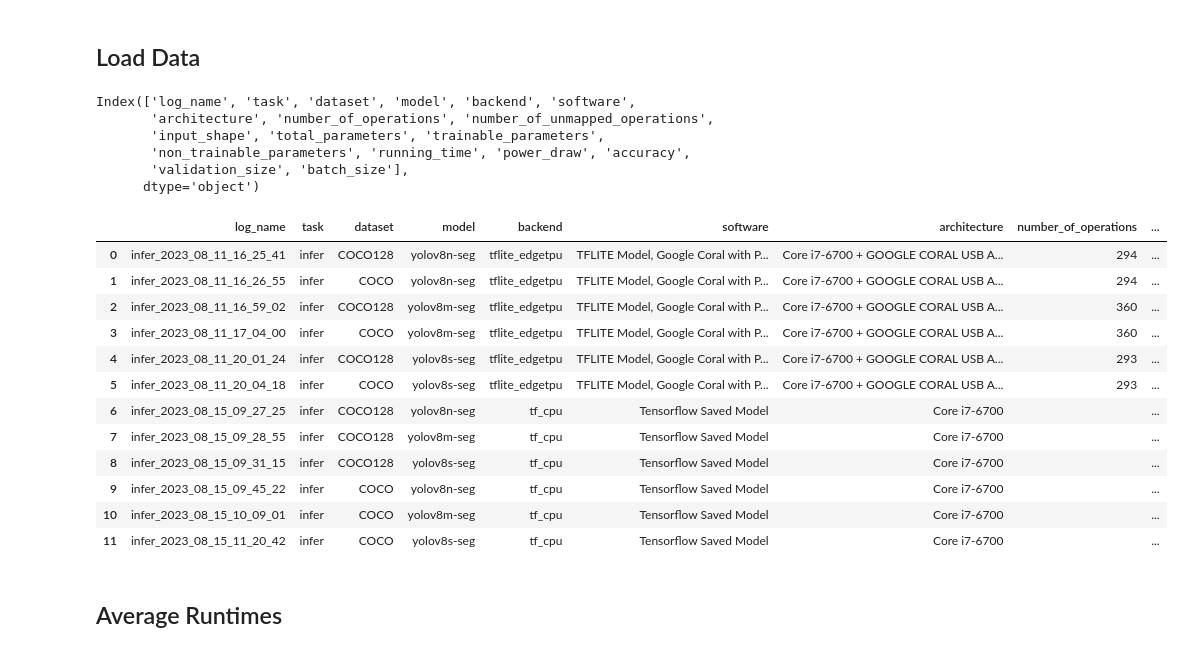
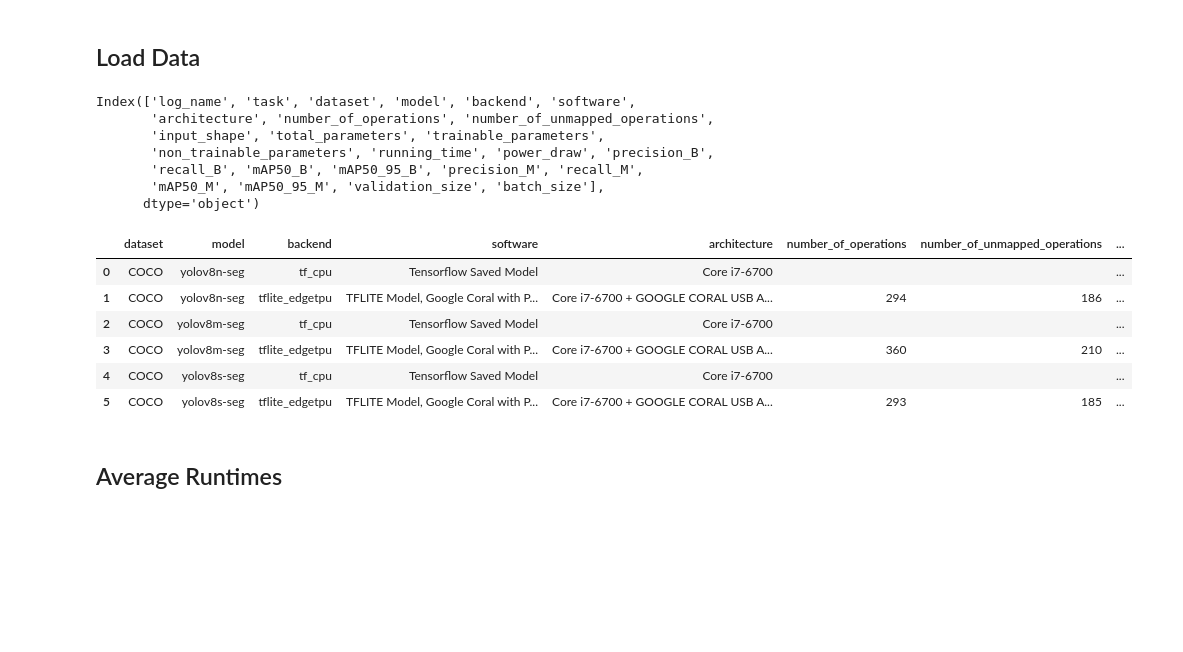
Before and after one commit to raphischer/edge-acc, a Jupyter notebook: database_evaluation.ipynb, the cells around one changed output. Saved outputs shown, nothing was run; the diff lists cells and outputs as text; code cells hidden in the pictures; blank space fills up the shorter version.

```diff
--- a/database_evaluation.ipynb
+++ b/database_evaluation.ipynb
@@ -51,41 +51,39 @@ def approx_USB_power_draw(row):
 # %%
 #with open(os.getcwd()+'/result_databases/lamarrws01_clean_classification_lauf_4.pkl', 'rb') as f:
 #    data = pickle.load(f)
 #with open(os.getcwd()+'/result_databases/lamarrws01_clean_classification_lauf_3.pkl', 'rb') as f:
 #    data = data.append( pickle.load(f) )
 #with open(os.getcwd()+'/result_databases/lamarrws01_clean_classification_lauf_2.pkl', 'rb') as f:
 #   data = data.append( pickle.load(f) )
 
-with open(os.getcwd()+'/result_databases/yolov8_first_segmentation_expanded.pkl', 'rb') as f:
+with open(os.getcwd()+'/result_databases/yolov8_segmentation_16_08_2023.pkl', 'rb') as f:
     data = pickle.load(f)
     print(data.columns)
 
 #data = data.groupby(['model','backend']).mean()#.reset_index()
 
 #Add Family of
 data['family']= data['model'].apply(lambda a : getFamilyName(a))
 data['approx_USB_power_draw'] = data.apply(lambda row: approx_USB_power_draw(row), axis = 1)
-data
+data[['dataset', 'model', 'backend', 'software',
+       'architecture', 'number_of_operations', 'number_of_unmapped_operations',
+       'input_shape', 'total_parameters', 'trainable_parameters',
+       'non_trainable_parameters', 'running_time', 'power_draw']]
 # %% [output]
 Index(['log_name', 'task', 'dataset', 'model', 'backend', 'software',
        'architecture', 'number_of_operations', 'number_of_unmapped_operations',
        'input_shape', 'total_parameters', 'trainable_parameters',
-       'non_trainable_parameters', 'running_time', 'power_draw', 'accuracy',
-       'validation_size', 'batch_size'],
+       'non_trainable_parameters', 'running_time', 'power_draw', 'precision_B',
+       'recall_B', 'mAP50_B', 'mAP50_95_B', 'precision_M', 'recall_M',
+       'mAP50_M', 'mAP50_95_M', 'validation_size', 'batch_size'],
       dtype='object')
-|  | log_name | task | dataset | model | backend | software | architecture | number_of_operations | ... |
-| 0 | infer_2023_08_11_16_25_41 | infer | COCO128 | yolov8n-seg | tflite_edgetpu | TFLITE Model, Google Coral with P... | Core i7-6700 + GOOGLE CORAL USB A... | 294 | ... |
-| 1 | infer_2023_08_11_16_26_55 | infer | COCO | yolov8n-seg | tflite_edgetpu | TFLITE Model, Google Coral with P... | Core i7-6700 + GOOGLE CORAL USB A... | 294 | ... |
-| 2 | infer_2023_08_11_16_59_02 | infer | COCO128 | yolov8m-seg | tflite_edgetpu | TFLITE Model, Google Coral with P... | Core i7-6700 + GOOGLE CORAL USB A... | 360 | ... |
-| 3 | infer_2023_08_11_17_04_00 | infer | COCO | yolov8m-seg | tflite_edgetpu | TFLITE Model, Google Coral with P... | Core i7-6700 + GOOGLE CORAL USB A... | 360 | ... |
-| 4 | infer_2023_08_11_20_01_24 | infer | COCO128 | yolov8s-seg | tflite_edgetpu | TFLITE Model, Google Coral with P... | Core i7-6700 + GOOGLE CORAL USB A... | 293 | ... |
-| 5 | infer_2023_08_11_20_04_18 | infer | COCO | yolov8s-seg | tflite_edgetpu | TFLITE Model, Google Coral with P... | Core i7-6700 + GOOGLE CORAL USB A... | 293 | ... |
-| 6 | infer_2023_08_15_09_27_25 | infer | COCO128 | yolov8n-seg | tf_cpu | Tensorflow Saved Model | Core i7-6700 |  | ... |
-| 7 | infer_2023_08_15_09_28_55 | infer | COCO128 | yolov8m-seg | tf_cpu | Tensorflow Saved Model | Core i7-6700 |  | ... |
-| 8 | infer_2023_08_15_09_31_15 | infer | COCO128 | yolov8s-seg | tf_cpu | Tensorflow Saved Model | Core i7-6700 |  | ... |
-| 9 | infer_2023_08_15_09_45_22 | infer | COCO | yolov8n-seg | tf_cpu | Tensorflow Saved Model | Core i7-6700 |  | ... |
-| 10 | infer_2023_08_15_10_09_01 | infer | COCO | yolov8m-seg | tf_cpu | Tensorflow Saved Model | Core i7-6700 |  | ... |
-| 11 | infer_2023_08_15_11_20_42 | infer | COCO | yolov8s-seg | tf_cpu | Tensorflow Saved Model | Core i7-6700 |  | ... |
+|  | dataset | model | backend | software | architecture | number_of_operations | number_of_unmapped_operations | ... |
+| 0 | COCO | yolov8n-seg | tf_cpu | Tensorflow Saved Model | Core i7-6700 |  |  | ... |
+| 1 | COCO | yolov8n-seg | tflite_edgetpu | TFLITE Model, Google Coral with P... | Core i7-6700 + GOOGLE CORAL USB A... | 294 | 186 | ... |
+| 2 | COCO | yolov8m-seg | tf_cpu | Tensorflow Saved Model | Core i7-6700 |  |  | ... |
+| 3 | COCO | yolov8m-seg | tflite_edgetpu | TFLITE Model, Google Coral with P... | Core i7-6700 + GOOGLE CORAL USB A... | 360 | 210 | ... |
+| 4 | COCO | yolov8s-seg | tf_cpu | Tensorflow Saved Model | Core i7-6700 |  |  | ... |
+| 5 | COCO | yolov8s-seg | tflite_edgetpu | TFLITE Model, Google Coral with P... | Core i7-6700 + GOOGLE CORAL USB A... | 293 | 185 | ... |
 # %% [markdown]
 ## Average Runtimes
 # %%
```
Also changed, not shown: 8 other files.
